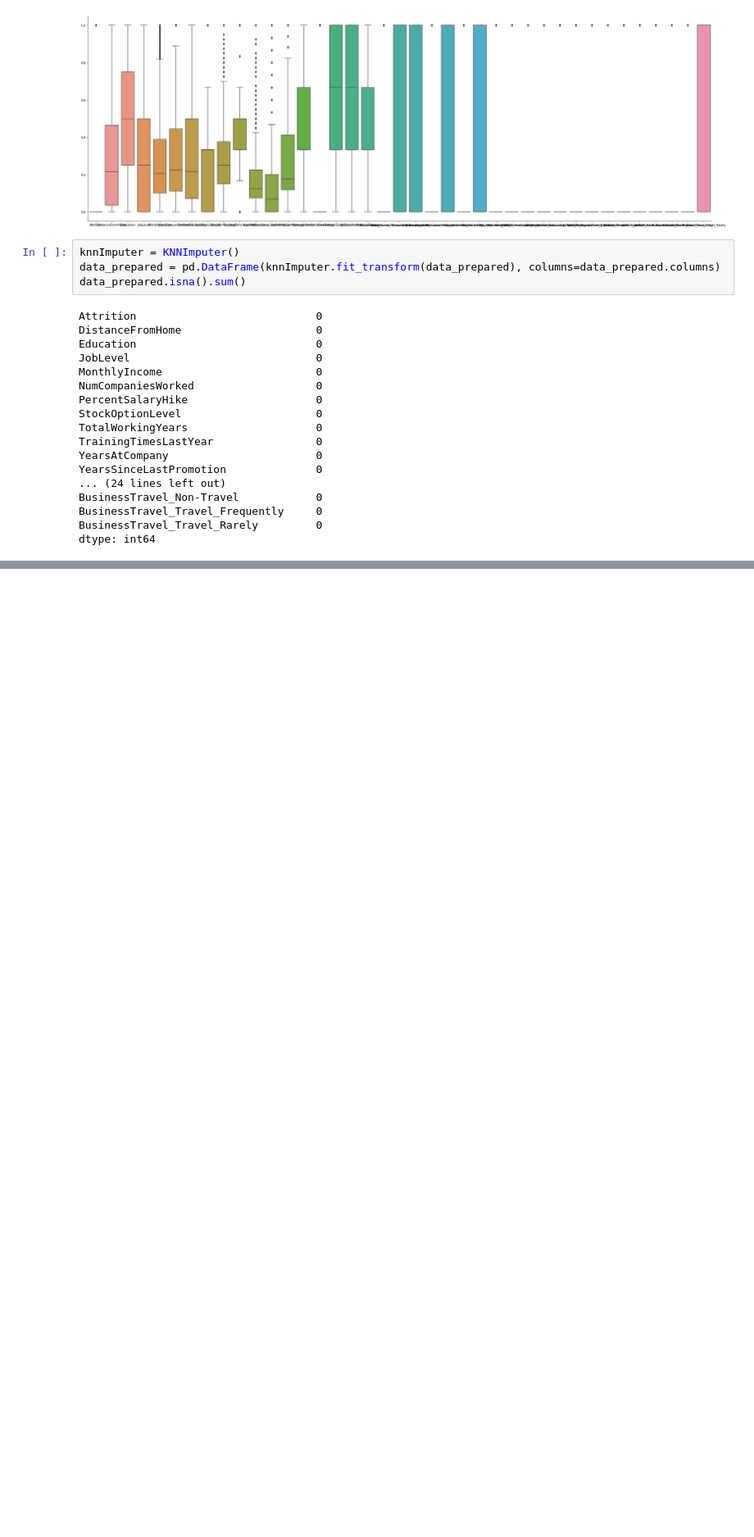
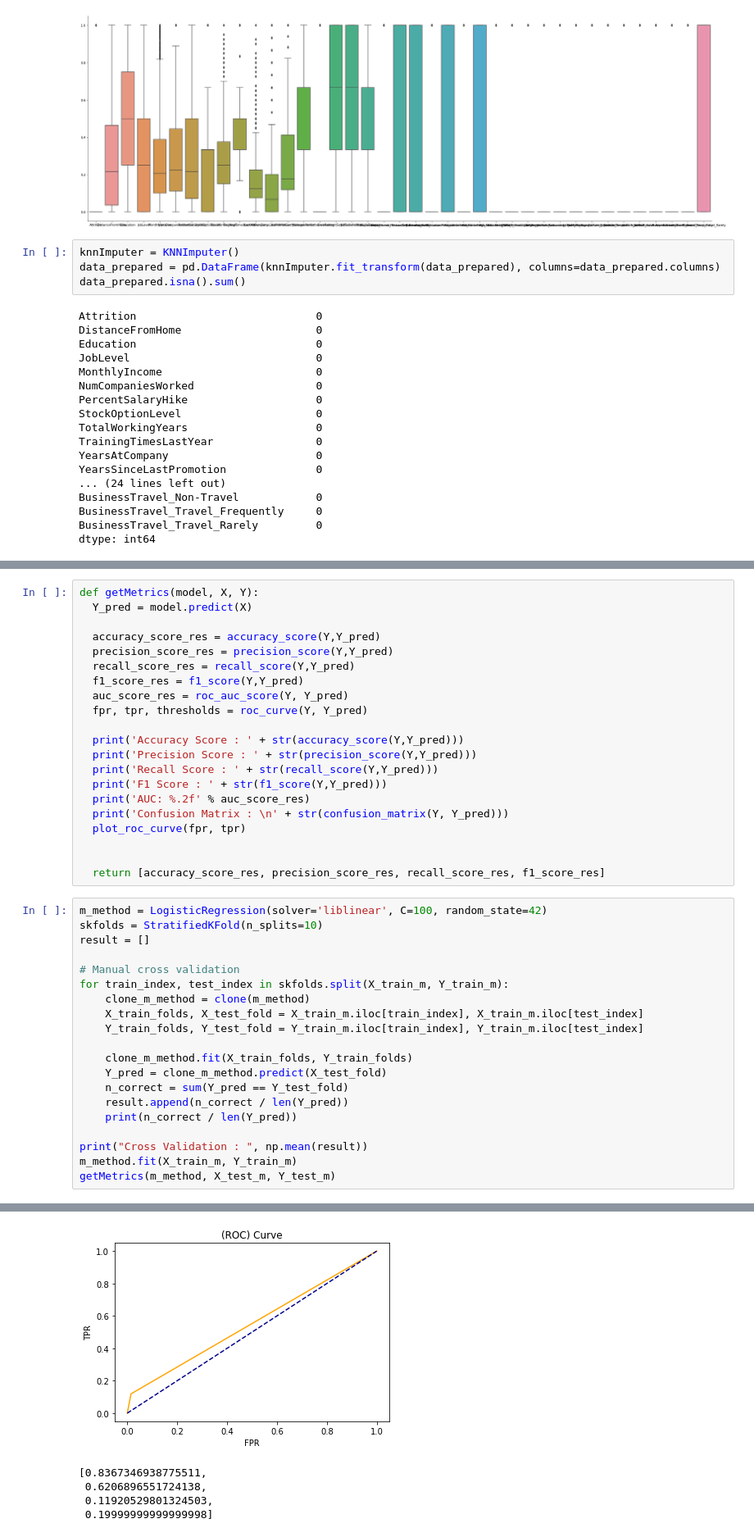
Before and after one commit to Xavier-Labarbe/diab-ethique, a Jupyter notebook: main.ipynb, the cells around one changed output, grey strips where cells are left out. Shown at 82% size. Drawn from its saved outputs; the diff is of its cells as text; blank space fills up the shorter version.

```diff
--- a/main.ipynb
+++ b/main.ipynb
@@ -246,0 +281,42 @@ dtype: int64
+# %%
+def getMetrics(model, X, Y):
+  Y_pred = model.predict(X)
+
+  accuracy_score_res = accuracy_score(Y,Y_pred)
+  precision_score_res = precision_score(Y,Y_pred)
+  recall_score_res = recall_score(Y,Y_pred)
+  f1_score_res = f1_score(Y,Y_pred)
+  auc_score_res = roc_auc_score(Y, Y_pred)
+  fpr, tpr, thresholds = roc_curve(Y, Y_pred)
+
+  print('Accuracy Score : ' + str(accuracy_score(Y,Y_pred)))
+  print('Precision Score : ' + str(precision_score(Y,Y_pred)))
+  print('Recall Score : ' + str(recall_score(Y,Y_pred)))
+  print('F1 Score : ' + str(f1_score(Y,Y_pred)))
+  print('AUC: %.2f' % auc_score_res)
+  print('Confusion Matrix : \n' + str(confusion_matrix(Y, Y_pred)))
+  plot_roc_curve(fpr, tpr)
+
+
+  return [accuracy_score_res, precision_score_res, recall_score_res, f1_score_res]
+# %%
+m_method = LogisticRegression(solver='liblinear', C=100, random_state=42)
+skfolds = StratifiedKFold(n_splits=10)
+result = []
+
+# Manual cross validation
+for train_index, test_index in skfolds.split(X_train_m, Y_train_m):
+    clone_m_method = clone(m_method)
+    X_train_folds, X_test_fold = X_train_m.iloc[train_index], X_train_m.iloc[test_index]
+    Y_train_folds, Y_test_fold = Y_train_m.iloc[train_index], Y_train_m.iloc[test_index]
+
+    clone_m_method.fit(X_train_folds, Y_train_folds)
+    Y_pred = clone_m_method.predict(X_test_fold)
+    n_correct = sum(Y_pred == Y_test_fold)
+    result.append(n_correct / len(Y_pred))
+    print(n_correct / len(Y_pred))
+
+print("Cross Validation : ", np.mean(result))
+m_method.fit(X_train_m, Y_train_m)
+getMetrics(m_method, X_test_m, Y_test_m)
+# %% [output]
@@ -246,0 +342,5 @@ dtype: int64
+[figure, added]
+[0.8367346938775511,
+ 0.6206896551724138,
+ 0.11920529801324503,
+ 0.19999999999999998]
```
Also changed, not shown: parts of 23 cells of this notebook.
